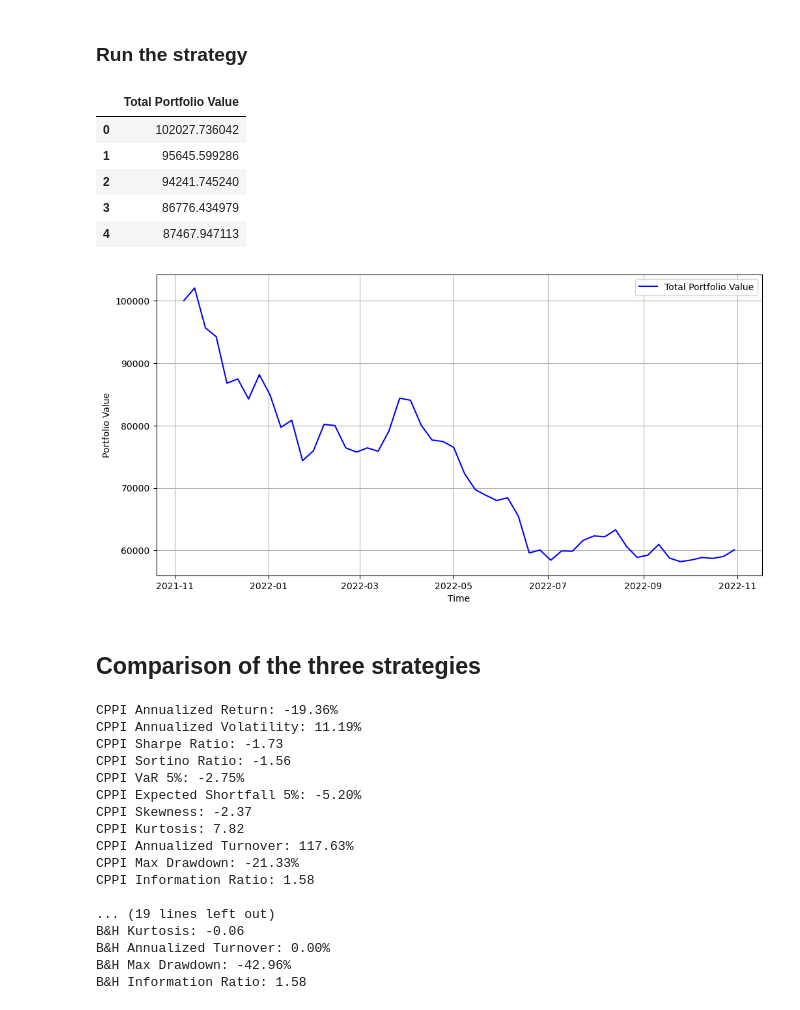
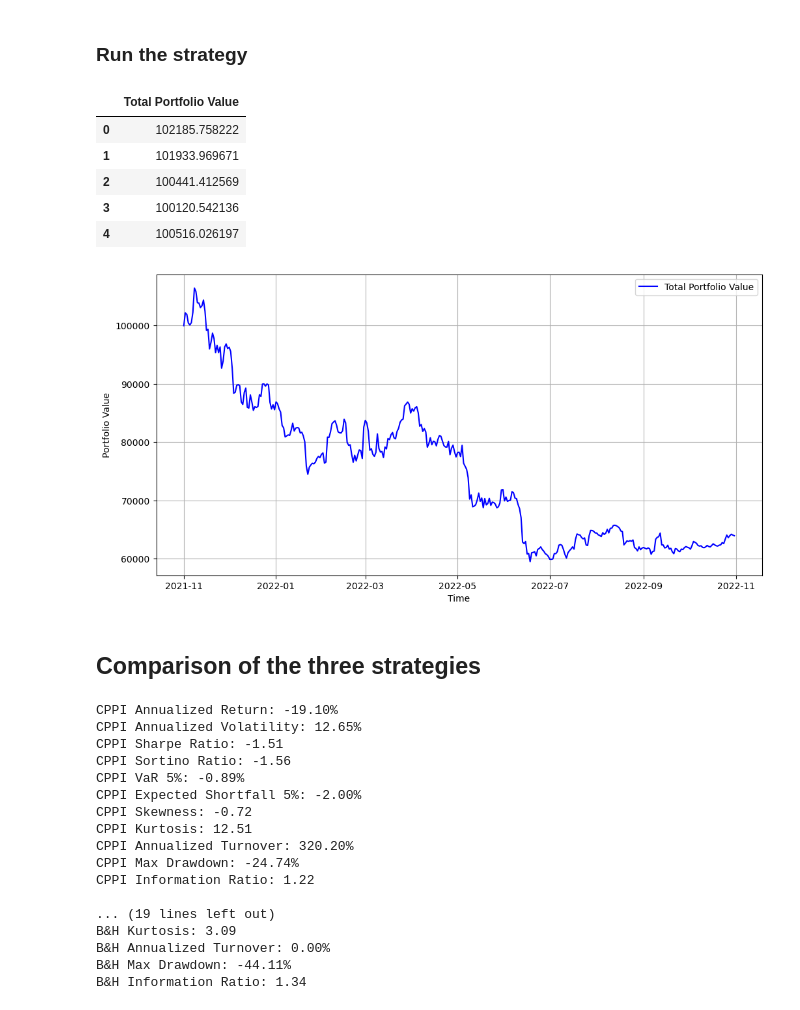
Before and after one commit to ugoescato/Applied-Master-Project, a Jupyter notebook: historical_analysis_daily.ipynb, the cells around one changed output. Drawn from its saved outputs; the diff is of its cells as text; code cells hidden in the pictures.

```diff
--- a/historical_analysis_daily.ipynb
+++ b/historical_analysis_daily.ipynb
@@ -74,8 +75,8 @@ floor_fractions = [0.5, 0.6, 0.7, 0.8, 0.9, 1]  # Array of floor fractions
 start_date = '2021-11'
 end_date = '2022-10'
 
-btc_array = np.array(btc_weekly.loc[start_date:end_date])
-t_bill_array = np.array(t_bill_weekly.loc[start_date:end_date])
+btc_array = np.array(btc_daily.loc[start_date:end_date])
+t_bill_array = np.array(t_bill_daily.loc[start_date:end_date])
 # %%
 # Create a figure with two subplots side by side
 fig, (ax1, ax2) = plt.subplots(1, 2, figsize=(17, 6), sharey=True)
@@ -627,22 +628,22 @@ buy_and_hold_results = buy_and_hold_strategy(btc_array, t_bill_array, allocation
 buy_and_hold_results.head()
 # %% [output]
 |  | Total Portfolio Value |
-| 0 | 102027.736042 |
-| 1 | 95645.599286 |
-| 2 | 94241.745240 |
-| 3 | 86776.434979 |
-| 4 | 87467.947113 |
+| 0 | 102185.758222 |
+| 1 | 101933.969671 |
+| 2 | 100441.412569 |
+| 3 | 100120.542136 |
+| 4 | 100516.026197 |
 # %%
 # Create a DataFrame for the initial investment with the same index as the portfolio_df
-initial_investment_df = pd.DataFrame([initial_investment], columns=['Total Portfolio Value'], index=[btc_weekly[start_date:end_date].index[0]]) # need to adjust
+initial_investment_df = pd.DataFrame([initial_investment], columns=['Total Portfolio Value'], index=[btc_daily[start_date:end_date].index[0]]) # need to adjust
 
 # Concatenate the initial investment DataFrame with the portfolio_df
 buy_and_hold_df = pd.concat([initial_investment_df, buy_and_hold_results]).reset_index(drop=True)
 
 # Plot the results
-plot_allocation_strategy(buy_and_hold_df, btc_weekly[start_date:end_date].index)
+plot_allocation_strategy(buy_and_hold_df, btc_daily[start_date:end_date].index)
 # %% [output]
-[figure, old version]
+[figure, new version]
 # %% [markdown]
 ## Comparison of the three strategies
 # %%
@@ -654,20 +655,20 @@ def performance(portfolio_values):
     # Calculate annualized return
     num_days = len(portfolio_values) - 1
     total_return = (portfolio_values.iloc[-1] / portfolio_values.iloc[0]) - 1
-    annualized_return = (1 + total_return) ** (52 / num_days) - 1 if num_days > 0 else 0
+    annualized_return = (1 + total_return) ** (365 / num_days) - 1 if num_days > 0 else 0
 
     # Calculate daily returns
     daily_returns = portfolio_values.pct_change().dropna()
 
     # Calculate annualized volatility
-    annualized_volatility = daily_returns.std() * np.sqrt(52) if len(daily_returns) > 0 else 0
+    annualized_volatility = daily_returns.std() * np.sqrt(365) if len(daily_returns) > 0 else 0
 
     # Calculate Sharpe ratio (risk-free rate = 0)
     sharpe_ratio = annualized_return / annualized_volatility if annualized_volatility != 0 else np.nan
 
     # Calculate Sortino ratio
     downside_returns = daily_returns[daily_returns < 0]
-    downside_risk = downside_returns.std() * np.sqrt(52) if len(downside_returns) > 0 else 0
+    downside_risk = downside_returns.std() * np.sqrt(365) if len(downside_returns) > 0 else 0
     sortino_ratio = annualized_return / downside_risk if downside_risk != 0 else np.nan
 
     # Calculate VaR 5%
@@ -690,7 +691,7 @@ def performance(portfolio_values):
     # Calculate Information Ratio (assuming btc_array_base_100 is defined globally)
     btc_returns = pd.Series(btc_array_base_100.flatten()).pct_change().dropna()
     excess_returns = np.array(daily_returns) - btc_returns
-    information_ratio = (excess_returns.mean() / excess_returns.std()) * np.sqrt(52)
+    information_ratio = (excess_returns.mean() / excess_returns.std()) * np.sqrt(365)
 
     return (annualized_return, annualized_volatility, sharpe_ratio, sortino_ratio,
             var_5, es_5, skewness, kurtosis, max_drawdown, information_ratio)
@@ -764,23 +765,23 @@ print(f"B&H Annualized Turnover: {bnh_turnover:.2f}%")
 print(f"B&H Max Drawdown: {bnh_metrics[8]:.2f}%")
 print(f"B&H Information Ratio: {bnh_metrics[9]:.2f}")
 # %% [output]
-CPPI Annualized Return: -19.36%
-CPPI Annualized Volatility: 11.19%
-CPPI Sharpe Ratio: -1.73
+CPPI Annualized Return: -19.10%
+CPPI Annualized Volatility: 12.65%
+CPPI Sharpe Ratio: -1.51
 CPPI Sortino Ratio: -1.56
-CPPI VaR 5%: -2.75%
-CPPI Expected Shortfall 5%: -5.20%
-CPPI Skewness: -2.37
-CPPI Kurtosis: 7.82
-CPPI Annualized Turnover: 117.63%
-CPPI Max Drawdown: -21.33%
-CPPI Information Ratio: 1.58
+CPPI VaR 5%: -0.89%
+CPPI Expected Shortfall 5%: -2.00%
+CPPI Skewness: -0.72
+CPPI Kurtosis: 12.51
+CPPI Annualized Turnover: 320.20%
+CPPI Max Drawdown: -24.74%
+CPPI Information Ratio: 1.22
 
 ... (19 lines left out)
-B&H Kurtosis: -0.06
+B&H Kurtosis: 3.09
 B&H Annualized Turnover: 0.00%
-B&H Max Drawdown: -42.96%
-B&H Information Ratio: 1.58
+B&H Max Drawdown: -44.11%
+B&H Information Ratio: 1.34
 # %%
 # Metrics for Bitcoin price
 
```
Also changed, not shown: parts of 18 cells of this notebook.
